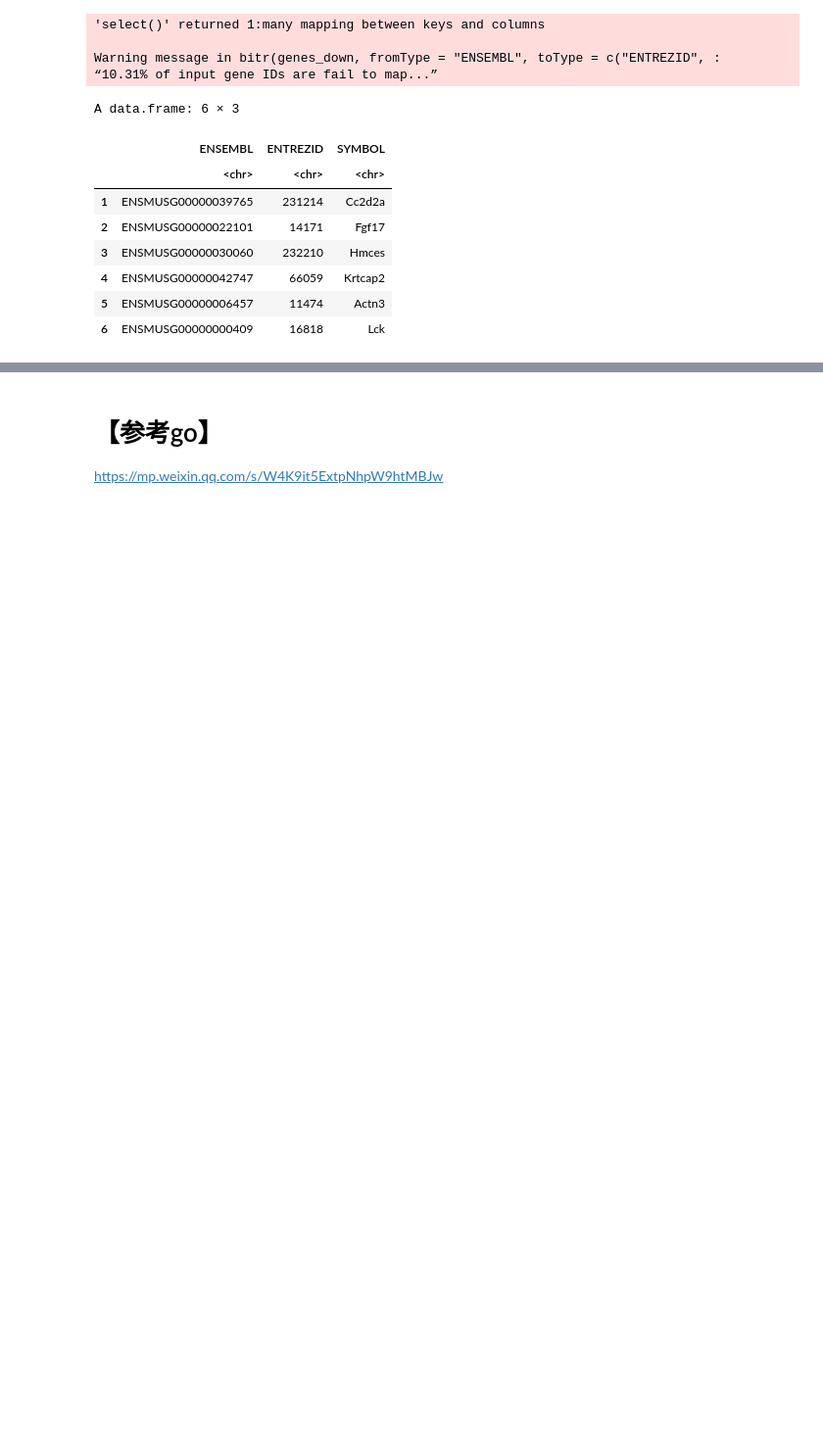
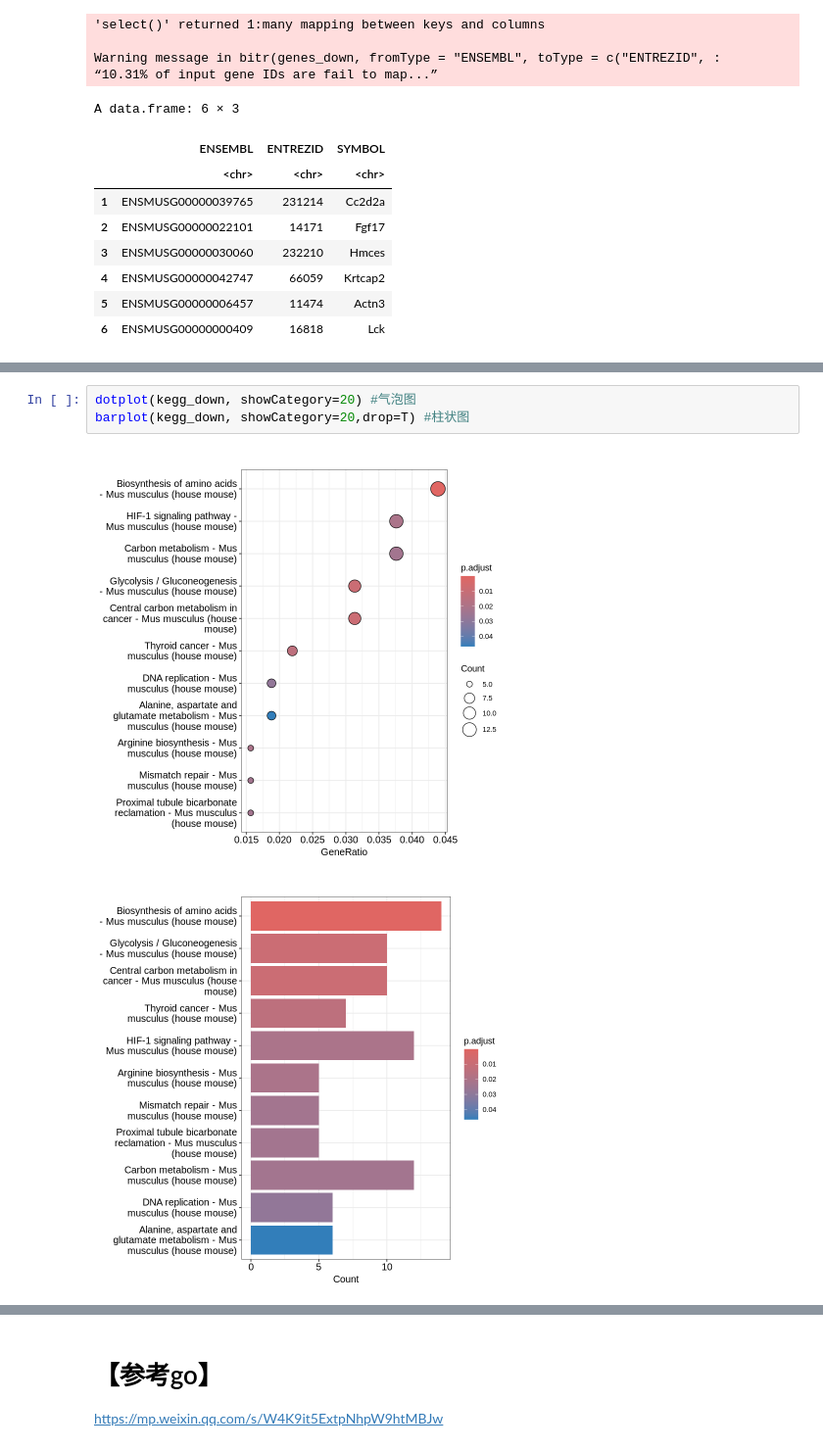
Before and after one commit to hermanzhaozzzz/snakepipes_RNA-seq, a Jupyter notebook: step.04_RNA-seq_analysis.ipynb, the cells around one changed output, grey strips where cells are left out. Shown at 98% size. Drawn from its saved outputs; the diff is of its cells as text; blank space fills up the shorter version.

```diff
--- a/step.04_RNA-seq_analysis.ipynb
+++ b/step.04_RNA-seq_analysis.ipynb
@@ -1200,0 +1274,6 @@ browseKEGG(kegg, "hsa03728")
+# %%
+dotplot(kegg_down, showCategory=20) #气泡图
+barplot(kegg_down, showCategory=20,drop=T) #柱状图
+# %% [output]
+[figure, added]
+[figure, added]
```
Also changed, not shown: parts of 40 cells of this notebook.
